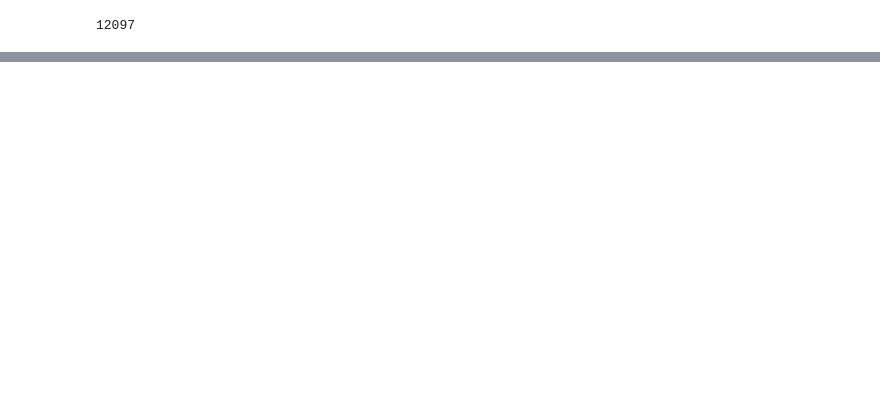
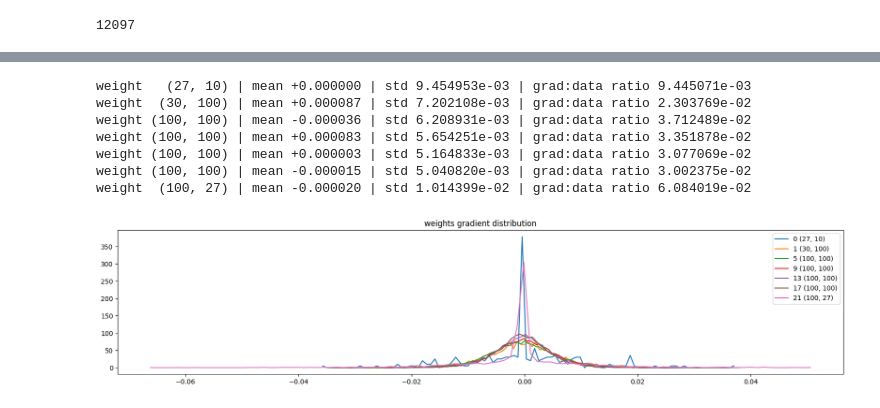
Before and after one commit to charlieroth/karpathy-ai, a Jupyter notebook: makemore-mlp-2.ipynb, the cells around one changed output, grey strips where cells are left out. Saved outputs shown, nothing was run; the diff lists cells and outputs as text; code cells hidden in the pictures; blank space fills up the shorter version.

```diff
--- a/makemore-mlp-2.ipynb
+++ b/makemore-mlp-2.ipynb
@@ -341,0 +475,22 @@ kyaq.
+# %%
+# visualize histograms
+plt.figure(figsize=(20, 4)) # width and height of the plot
+legends = []
+for i,p in enumerate(parameters):
+  t = p.grad
+  if p.ndim == 2:
+    print('weight %10s | mean %+f | std %e | grad:data ratio %e' % (tuple(p.shape), t.mean(), t.std(), t.std() / p.std()))
+    hy, hx = torch.histogram(t, density=True)
+    plt.plot(hx[:-1].detach(), hy.detach())
+    legends.append(f'{i} {tuple(p.shape)}')
+plt.legend(legends)
+plt.title('weights gradient distribution');
+# %% [output]
+weight   (27, 10) | mean +0.000000 | std 9.454953e-03 | grad:data ratio 9.445071e-03
+weight  (30, 100) | mean +0.000087 | std 7.202108e-03 | grad:data ratio 2.303769e-02
+weight (100, 100) | mean -0.000036 | std 6.208931e-03 | grad:data ratio 3.712489e-02
+weight (100, 100) | mean +0.000083 | std 5.654251e-03 | grad:data ratio 3.351878e-02
+weight (100, 100) | mean +0.000003 | std 5.164833e-03 | grad:data ratio 3.077069e-02
+weight (100, 100) | mean -0.000015 | std 5.040820e-03 | grad:data ratio 3.002375e-02
+weight  (100, 27) | mean -0.000020 | std 1.014399e-02 | grad:data ratio 6.084019e-02
+[figure, added]
```
Also changed, not shown: parts of 21 cells of this notebook.
